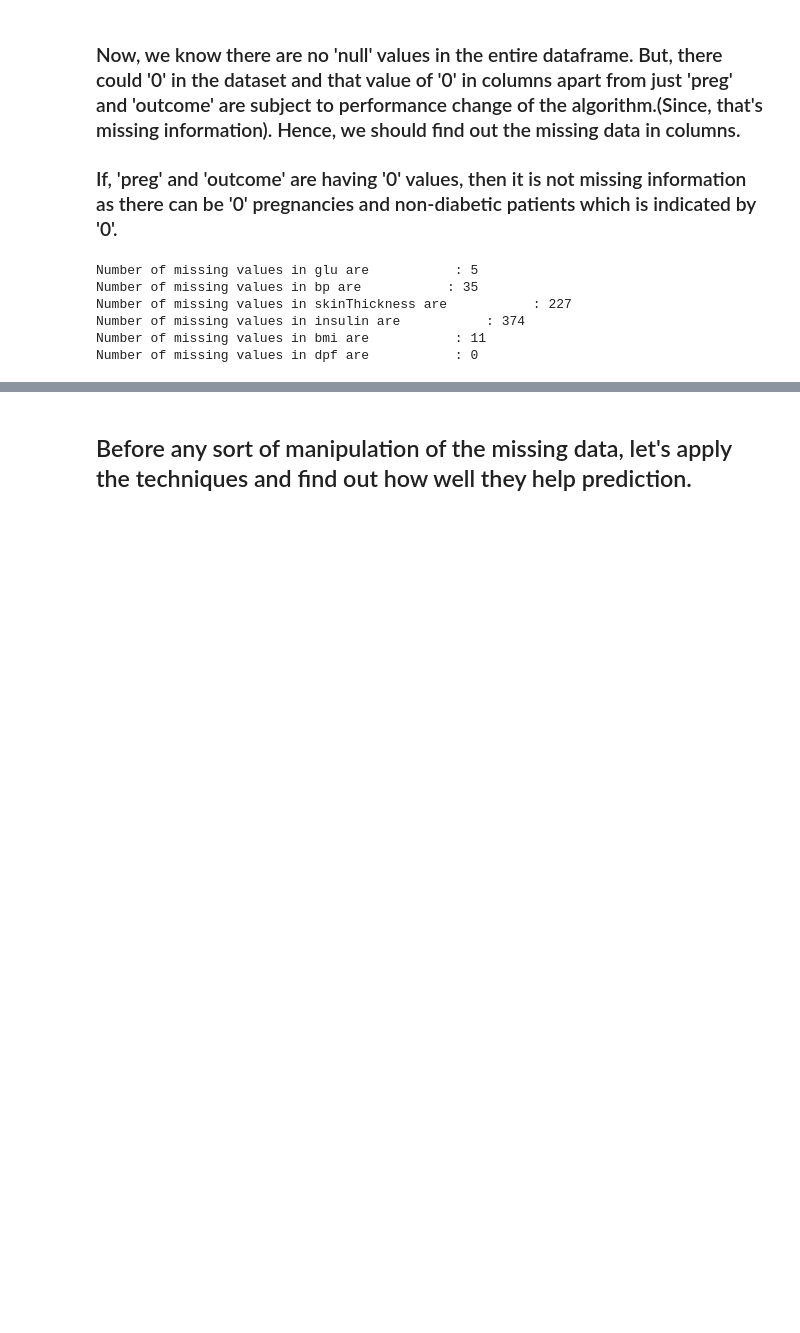
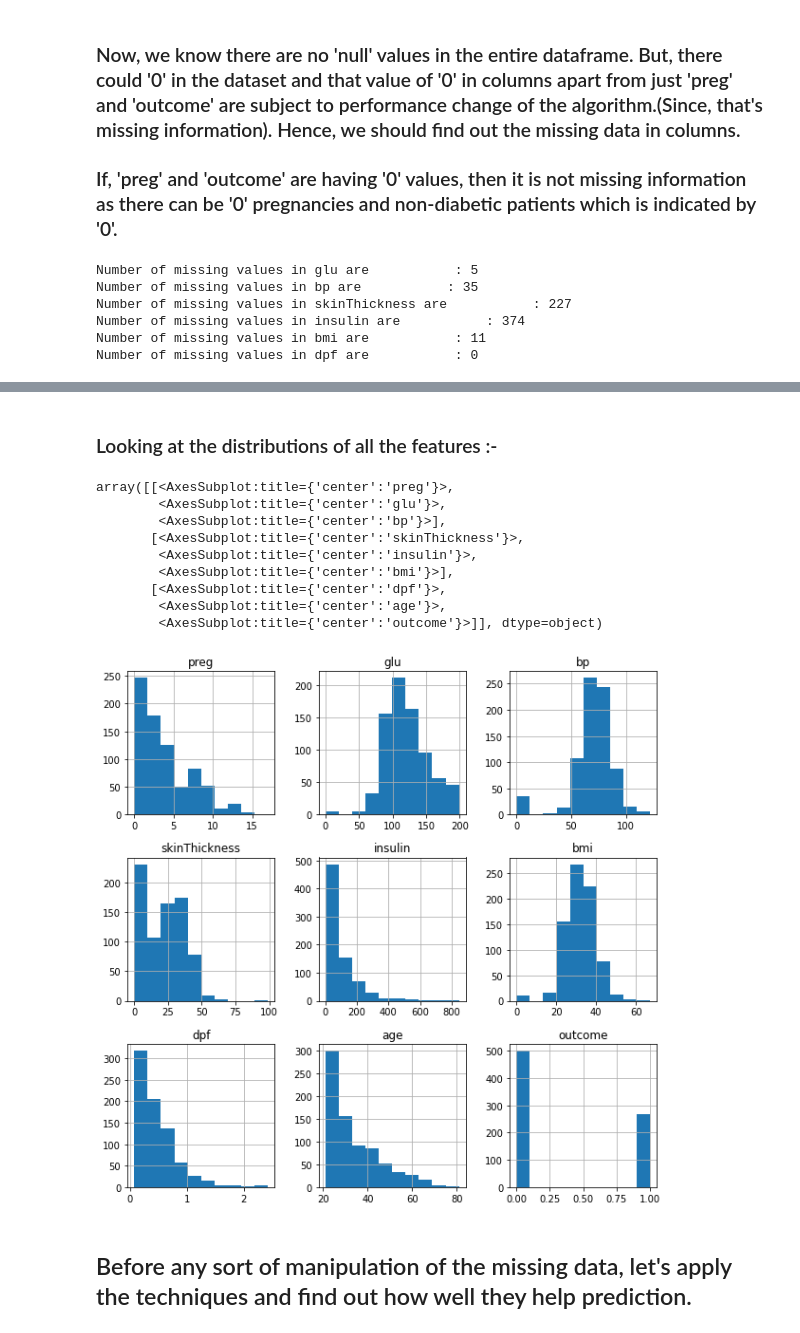
Before and after one commit to Patel27-S/Diabetes-Prediction---Data-Mining, a Jupyter notebook: DiabetesPrediction.ipynb, the cells around one changed output, grey strips where cells are left out. Cells and saved outputs as stored; diff of their text form; code cells hidden in the pictures; blank space fills up the shorter version.

```diff
--- a/DiabetesPrediction.ipynb
+++ b/DiabetesPrediction.ipynb
@@ -154,3 +188,18 @@ Number of missing values in dpf are           : 0
+# %% [markdown]
+### Looking at the distributions of all the features :-
+# %%
+dataframe_of_dataset.hist(figsize=(10,10))
+# %% [output]
+array([[<AxesSubplot:title={'center':'preg'}>,
+        <AxesSubplot:title={'center':'glu'}>,
+        <AxesSubplot:title={'center':'bp'}>],
+       [<AxesSubplot:title={'center':'skinThickness'}>,
+        <AxesSubplot:title={'center':'insulin'}>,
+        <AxesSubplot:title={'center':'bmi'}>],
+       [<AxesSubplot:title={'center':'dpf'}>,
+        <AxesSubplot:title={'center':'age'}>,
+        <AxesSubplot:title={'center':'outcome'}>]], dtype=object)
+[figure, added]
 # %% [markdown]
 ## Before any sort of manipulation of the missing data, let's apply the techniques and find out how well they help prediction.
 # %%
```
Also changed, not shown: parts of 21 cells of this notebook, 6 other files.
